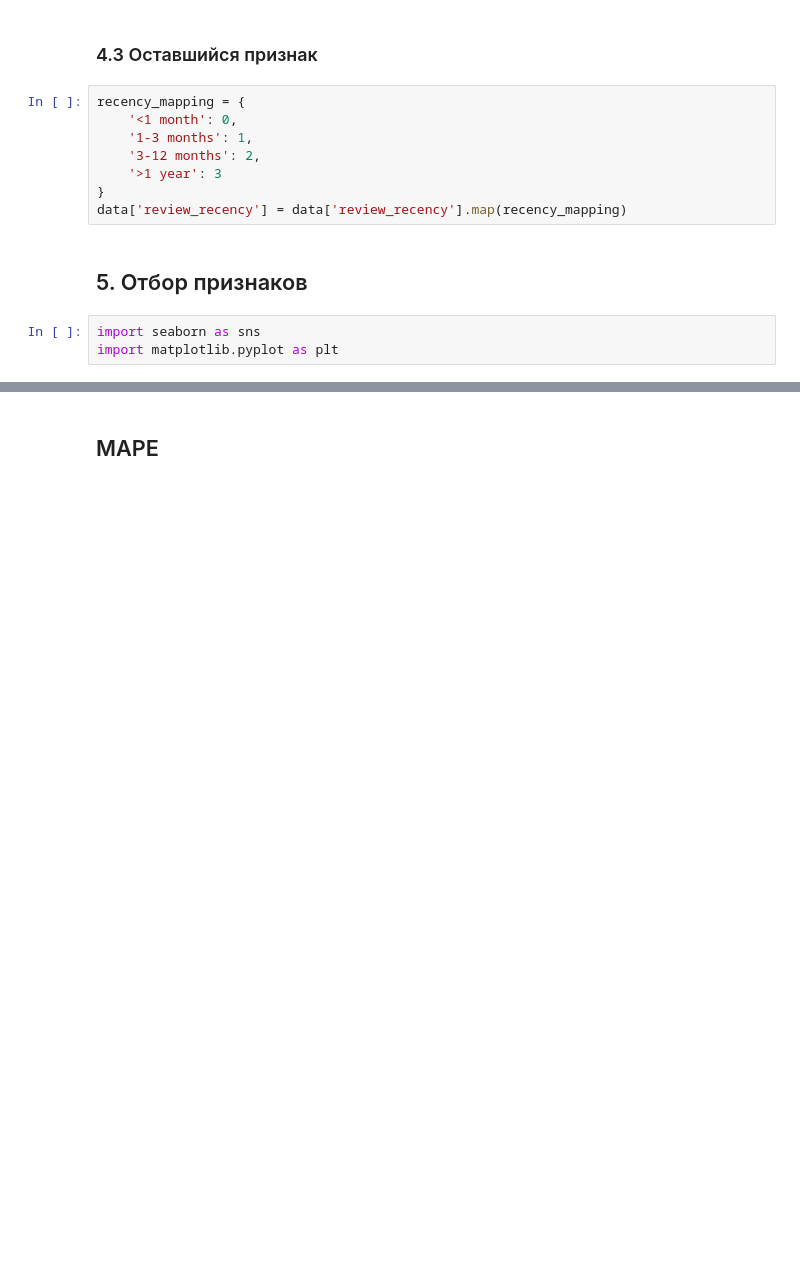
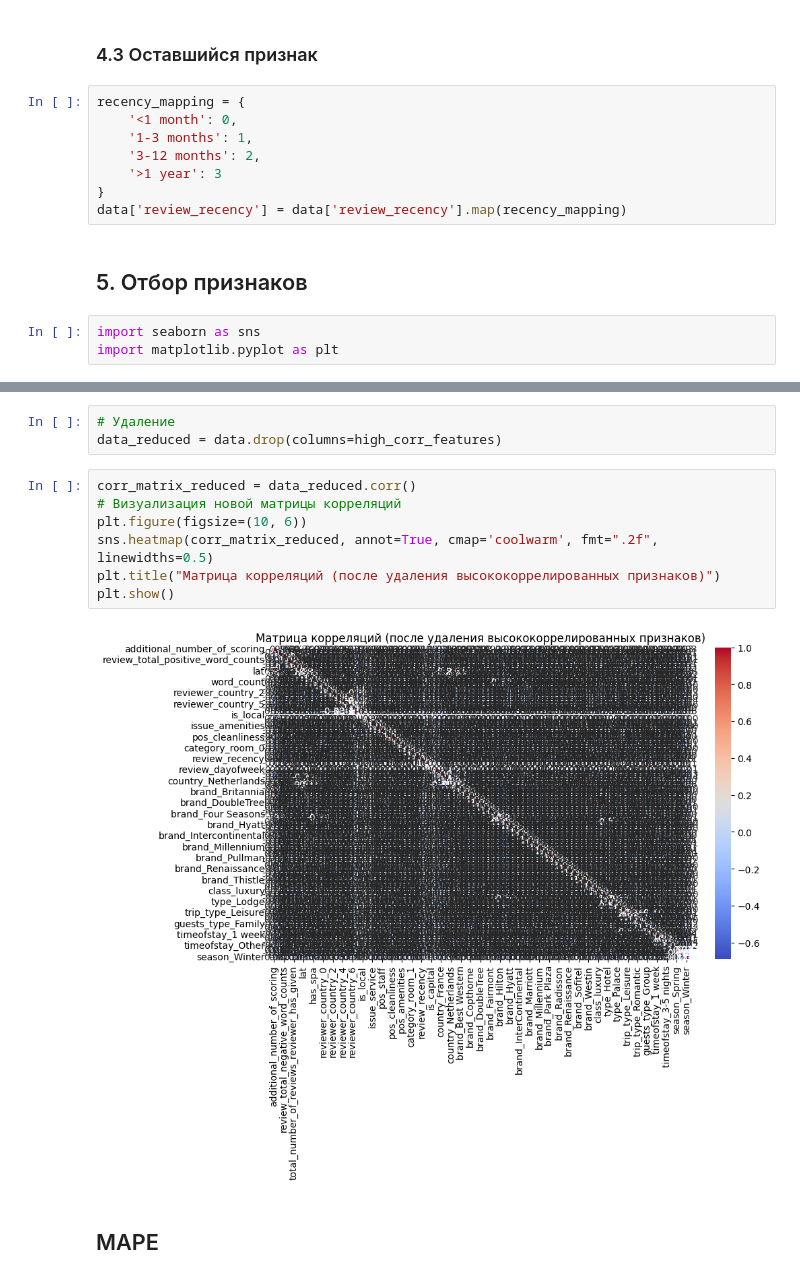
Before and after one commit to UlyanaGru/EDA_project, a Jupyter notebook: EDA_project.ipynb, the cells around one changed output, grey strips where cells are left out. Drawn from its saved outputs; the diff is of its cells as text; blank space fills up the shorter version.

```diff
--- a/EDA_project.ipynb
+++ b/EDA_project.ipynb
@@ -957,2 +976,14 @@ import matplotlib.pyplot as plt
+# %%
+# Удаление
+data_reduced = data.drop(columns=high_corr_features)
+# %%
+corr_matrix_reduced = data_reduced.corr()
+# Визуализация новой матрицы корреляций
+plt.figure(figsize=(10, 6))
+sns.heatmap(corr_matrix_reduced, annot=True, cmap='coolwarm', fmt=".2f", linewidths=0.5)
+plt.title("Матрица корреляций (после удаления высококоррелированных признаков)")
+plt.show()
+# %% [output]
+[figure, added]
 # %% [markdown]
 ## MAPE
```
Also changed, not shown: parts of 10 cells of this notebook, 3 other files.
